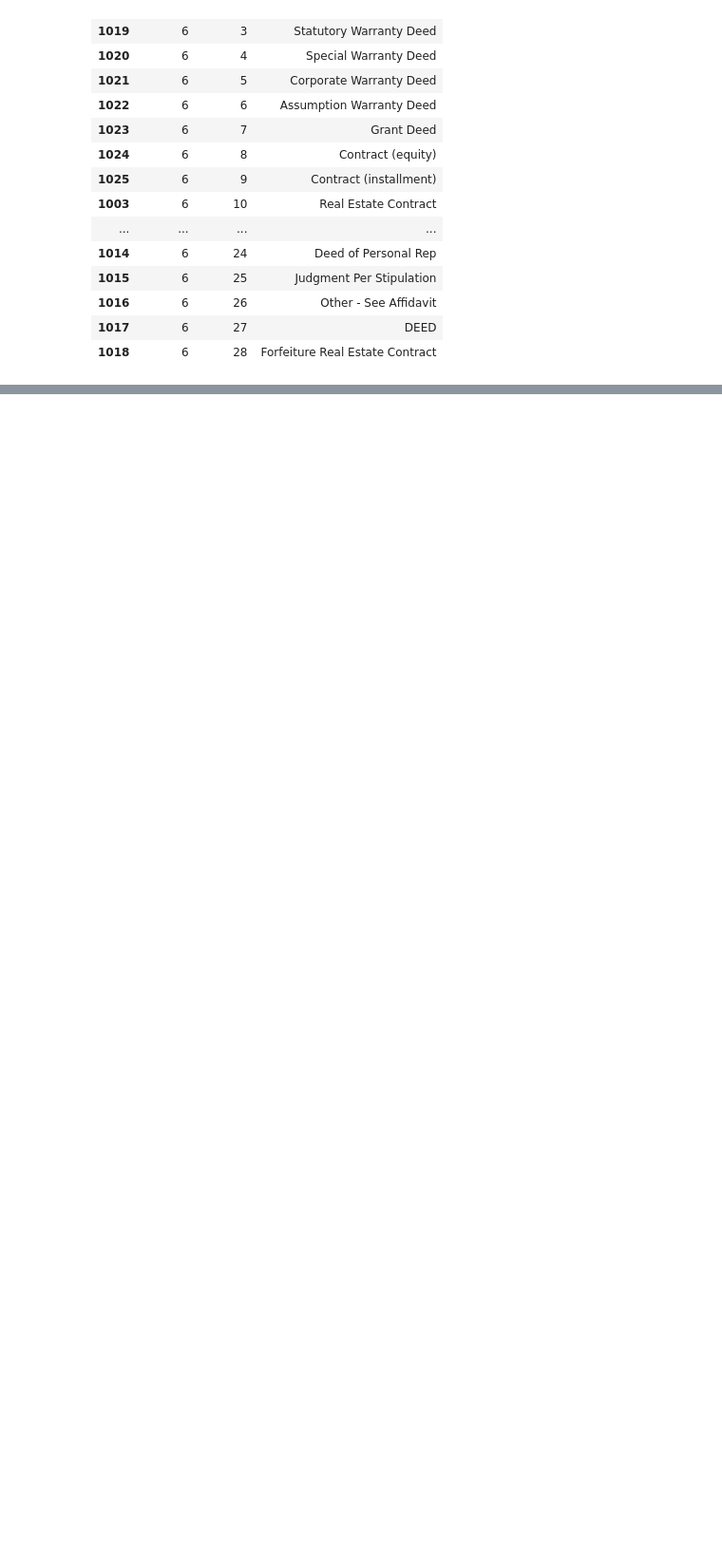
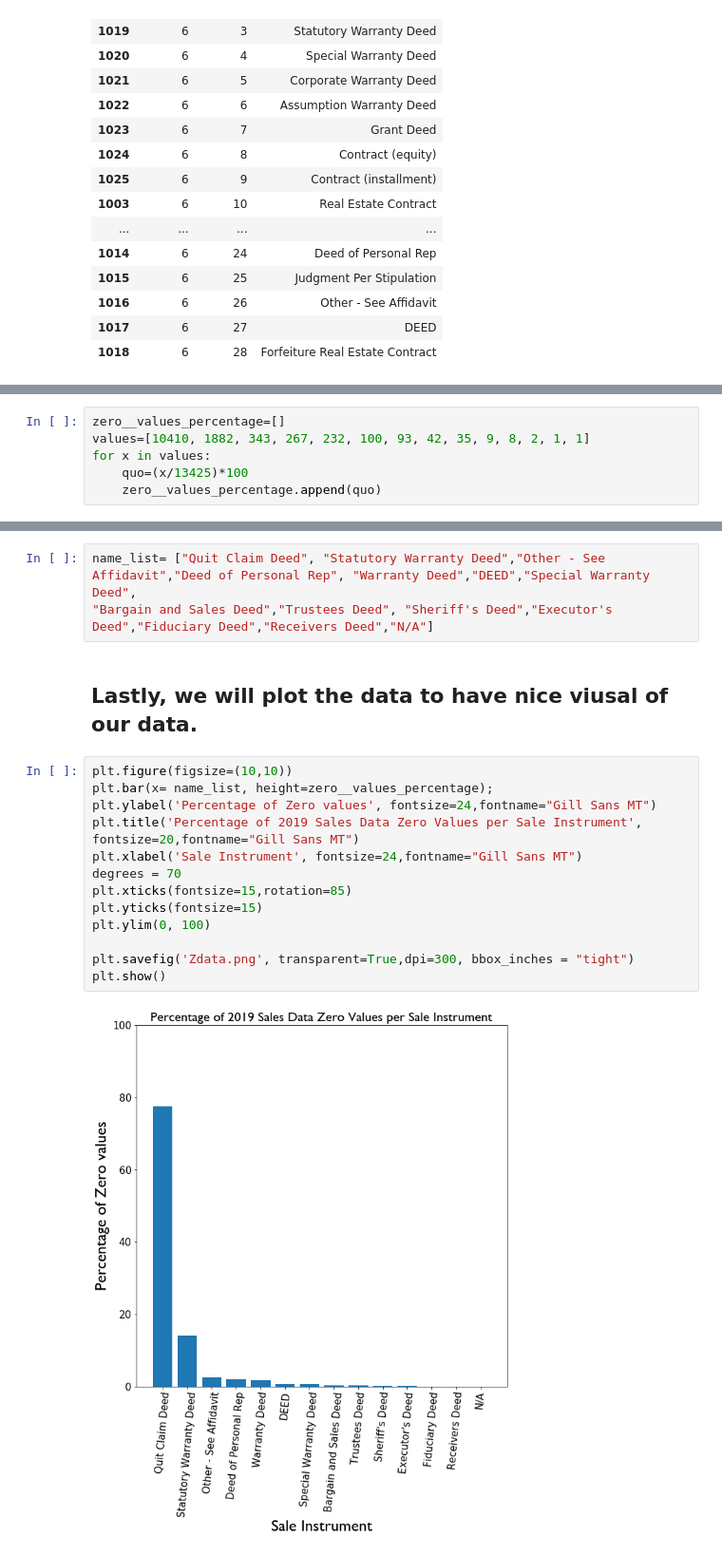
Before and after one commit to chum46/housing_sales_king_county, a Jupyter notebook: notebooks/exploratory/02_js_Zero_explanation.ipynb, the cells around one changed output, grey strips where cells are left out. Shown at 95% size. Cells and saved outputs as stored; diff of their text form; blank space fills up the shorter version.

```diff
--- a/notebooks/exploratory/02_js_Zero_explanation.ipynb
+++ b/notebooks/exploratory/02_js_Zero_explanation.ipynb
@@ -151,0 +113,6 @@ KeyError: 'LUItem'
+# %%
+zero__values_percentage=[]
+values=[10410, 1882, 343, 267, 232, 100, 93, 42, 35, 9, 8, 2, 1, 1]
+for x in values:
+    quo=(x/13425)*100
+    zero__values_percentage.append(quo)
@@ -152 +138,21 @@ KeyError: 'LUItem'
+# %%
+name_list= ["Quit Claim Deed", "Statutory Warranty Deed","Other - See Affidavit","Deed of Personal Rep", "Warranty Deed","DEED","Special Warranty Deed",
+"Bargain and Sales Deed","Trustees Deed", "Sheriff's Deed","Executor's Deed","Fiduciary Deed","Receivers Deed","N/A"]
+# %% [markdown]
+## Lastly, we will plot the data to have nice viusal of our data.
+# %%
+plt.figure(figsize=(10,10))
+plt.bar(x= name_list, height=zero__values_percentage);
+plt.ylabel('Percentage of Zero values', fontsize=24,fontname="Gill Sans MT")
+plt.title('Percentage of 2019 Sales Data Zero Values per Sale Instrument', fontsize=20,fontname="Gill Sans MT")
+plt.xlabel('Sale Instrument', fontsize=24,fontname="Gill Sans MT")
+degrees = 70
+plt.xticks(fontsize=15,rotation=85)
+plt.yticks(fontsize=15)
+plt.ylim(0, 100)
+
+plt.savefig('Zdata.png', transparent=True,dpi=300, bbox_inches = "tight")
+plt.show()
+# %% [output]
+[figure, added]
 # %% [markdown]
```
Also changed, not shown: parts of 31 cells of this notebook, 3 other files.
